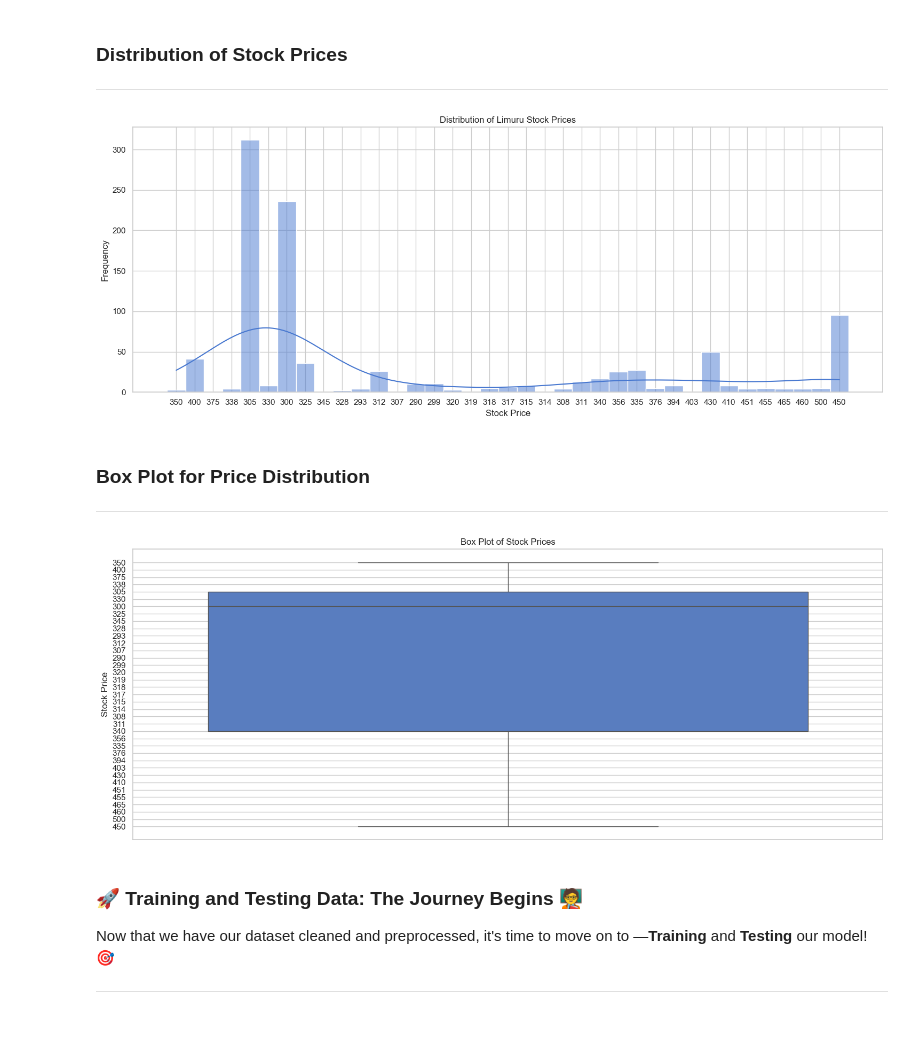
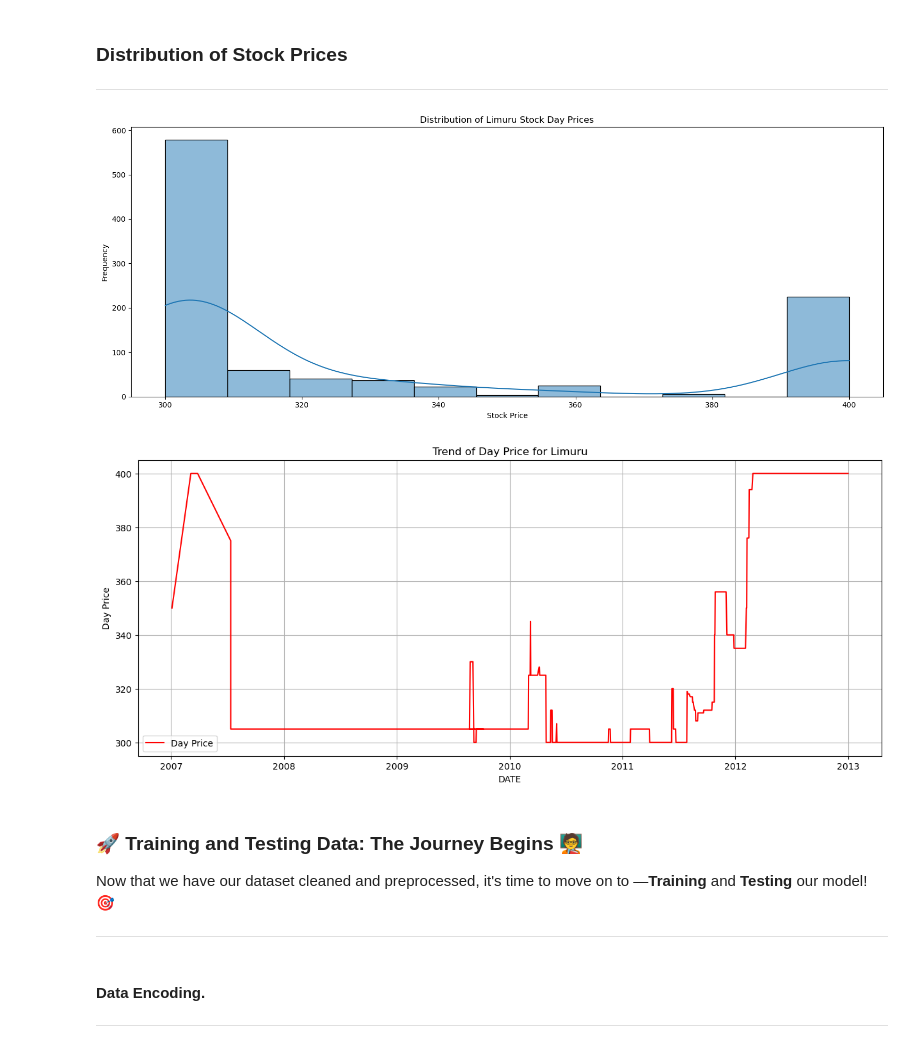
Before and after one commit to cmm25/MachineLearning, a Jupyter notebook: Knowledge_based_systems/Regression/regression.ipynb, the cells around one changed output. Drawn from its saved outputs; the diff is of its cells as text; code cells hidden in the pictures.

Commit message:
cleaned more the data ans removed the outliers in regression model.

```diff
--- a/Knowledge_based_systems/Regression/regression.ipynb
+++ b/Knowledge_based_systems/Regression/regression.ipynb
@@ -181,0 +281,4 @@ ValueError: could not convert string to float: '-'
+# %%
+columns_to_drop = ['Date','Change','Change%','Adjust', 'Adjusted']
+limuru_data = limuru_data.drop(columns=columns_to_drop)
+limuru_data
@@ -181,0 +314,10 @@ ValueError: could not convert string to float: '-'
+# %%
+limuru_data['Previous'] = limuru_data['Previous'].fillna(limuru_data['Day Price'])
+# %%
+numeric_columns = ['12m Low', '12m High', 'Day Low', 'Day High', 'Day Price',
+                    'Previous','Volume']
+for col in numeric_columns:
+    limuru_data[col] = pd.to_numeric(
+        limuru_data[col].replace('[^0-9.-]', '', regex=True), errors='coerce'
+    )
+limuru_data.info()
@@ -188,0 +387,14 @@ import seaborn as sns
+# %%
+def handle_outliers(data, columns, limits=(0.05, 0.05)):
+    for col in columns:
+        data[col] = mstats.winsorize(data[col], limits=limits)
+    return data
+numeric_columns = ['Day Price', 'Day High', 'Day Low', '12m High', '12m Low']
+
+limuru_data = handle_outliers(limuru_data, numeric_columns, limits=(0.2, 0.2))
+
+print("Outliers have been handled using winsorization.")
+
+# Summary statistics after handling outliers
+print("🔍 Summary Statistics After Handling Outliers:")
+print(limuru_data[numeric_columns].describe())
@@ -191,28 +442,26 @@ import seaborn as sns
 
 ---
 # %%
-fig_size = (15, 6)
 plt.figure(figsize=fig_size)
 sns.histplot(data=limuru_data, x='Day Price', kde=True)
-plt.title('Distribution of Limuru Stock Prices')
+plt.title('Distribution of Limuru Stock Day Prices')
 plt.xlabel('Stock Price')
 plt.ylabel('Frequency')
 plt.tight_layout()
 plt.show()
 # %% [output]
-[figure, old version]
+[figure, new version]
-# %% [markdown]
-###  Box Plot for Price Distribution
----
 # %%
 plt.figure(figsize=fig_size)
-sns.boxplot(y=limuru_data['Day Price'])
-plt.title('Box Plot of Stock Prices')
-plt.ylabel('Stock Price')
-plt.tight_layout()
+plt.plot(limuru_data['DATE'], limuru_data['Day Price'], label='Day Price', color='Red')
+plt.title('Trend of Day Price for Limuru')
+plt.xlabel('DATE')
+plt.ylabel('Day Price')
+plt.legend()
+plt.grid()
 plt.show()
 # %% [output]
-[figure, old version]
+[figure, new version]
 # %% [markdown]
 ### 🚀 **Training and Testing Data: The Journey Begins** 🧑‍🏫
 
@@ -225,0 +476,3 @@ from sklearn.metrics import mean_squared_error, r2_score
+# %% [markdown]
+#### Data Encoding.
+---
```
Also changed, not shown: parts of 32 cells of this notebook, 2 other files.
